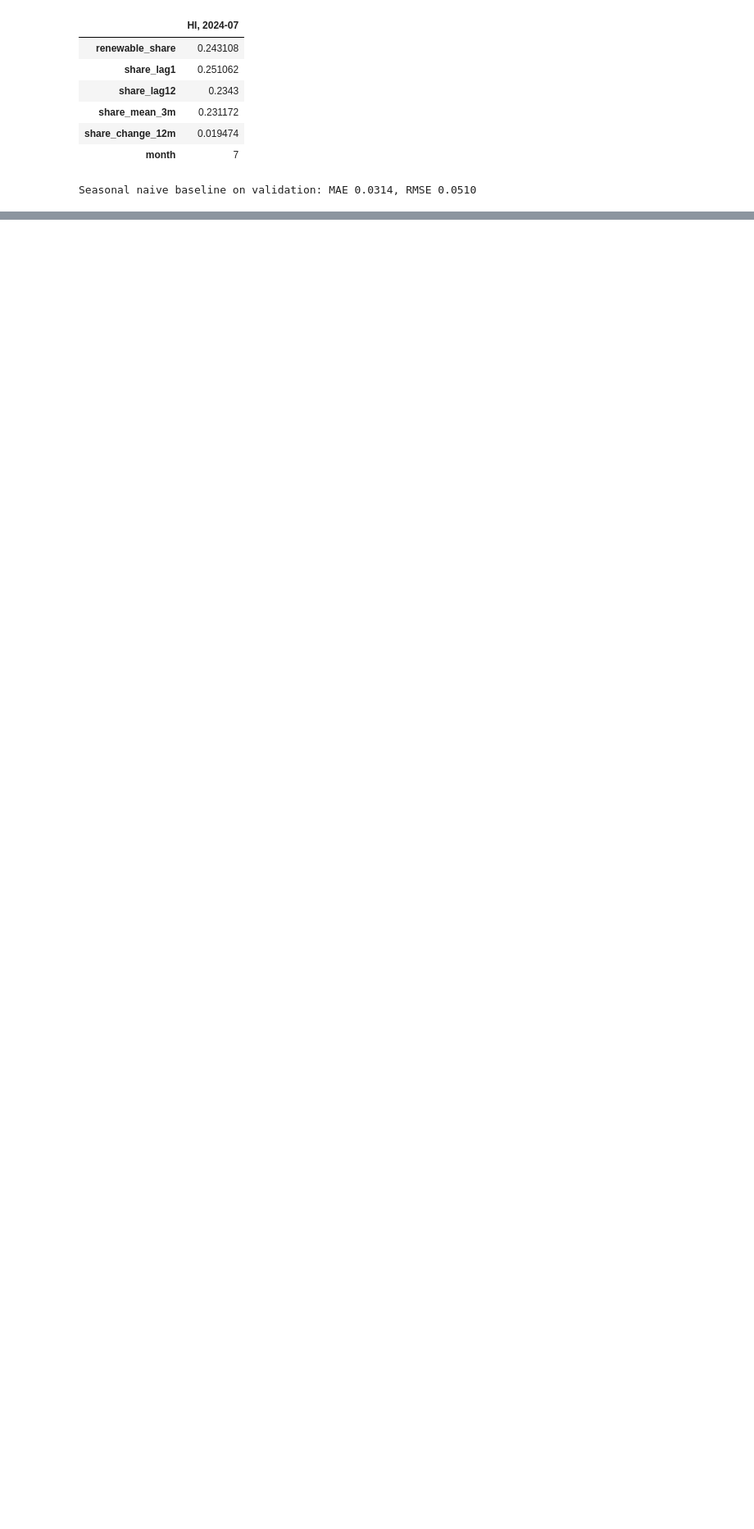
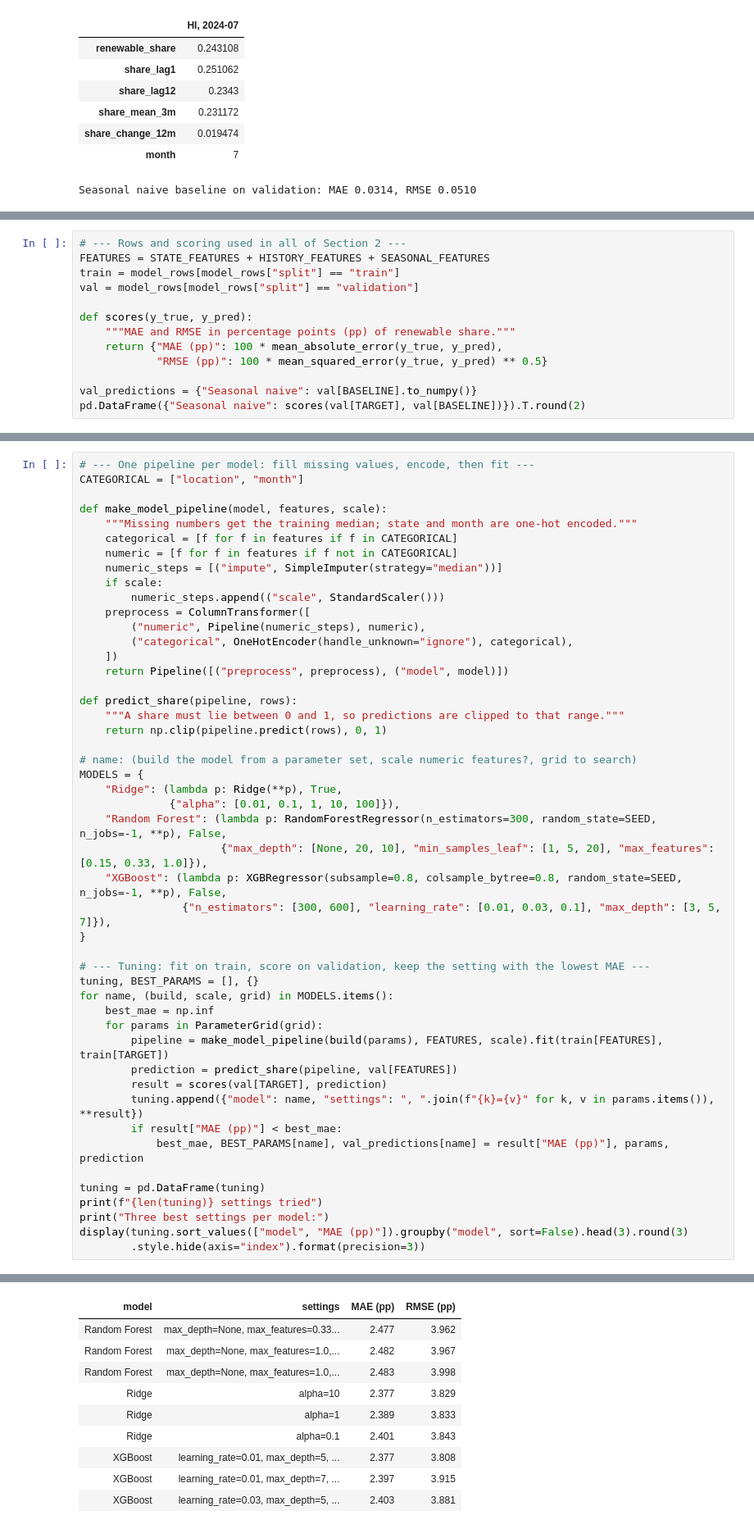
Before and after one commit to legacysti/ics635-final-project, a Jupyter notebook: ICS635_Final_Project.ipynb, the cells around one changed output, grey strips where cells are left out. Shown at 82% size. Saved outputs shown, nothing was run; the diff lists cells and outputs as text; blank space fills up the shorter version.

```diff
--- a/ICS635_Final_Project.ipynb
+++ b/ICS635_Final_Project.ipynb
@@ -576,0 +589,13 @@ final comparison.
+# %%
+# --- Rows and scoring used in all of Section 2 ---
+FEATURES = STATE_FEATURES + HISTORY_FEATURES + SEASONAL_FEATURES
+train = model_rows[model_rows["split"] == "train"]
+val = model_rows[model_rows["split"] == "validation"]
+
+def scores(y_true, y_pred):
+    """MAE and RMSE in percentage points (pp) of renewable share."""
+    return {"MAE (pp)": 100 * mean_absolute_error(y_true, y_pred),
+            "RMSE (pp)": 100 * mean_squared_error(y_true, y_pred) ** 0.5}
+
+val_predictions = {"Seasonal naive": val[BASELINE].to_numpy()}
+pd.DataFrame({"Seasonal naive": scores(val[TARGET], val[BASELINE])}).T.round(2)
@@ -576,0 +623,49 @@ final comparison.
+# %%
+# --- One pipeline per model: fill missing values, encode, then fit ---
+CATEGORICAL = ["location", "month"]
+
+def make_model_pipeline(model, features, scale):
+    """Missing numbers get the training median; state and month are one-hot encoded."""
+    categorical = [f for f in features if f in CATEGORICAL]
+    numeric = [f for f in features if f not in CATEGORICAL]
+    numeric_steps = [("impute", SimpleImputer(strategy="median"))]
+    if scale:
+        numeric_steps.append(("scale", StandardScaler()))
+    preprocess = ColumnTransformer([
+        ("numeric", Pipeline(numeric_steps), numeric),
+        ("categorical", OneHotEncoder(handle_unknown="ignore"), categorical),
+    ])
+    return Pipeline([("preprocess", preprocess), ("model", model)])
+
+def predict_share(pipeline, rows):
+    """A share must lie between 0 and 1, so predictions are clipped to that range."""
+    return np.clip(pipeline.predict(rows), 0, 1)
+
+# name: (build the model from a parameter set, scale numeric features?, grid to search)
+MODELS = {
+    "Ridge": (lambda p: Ridge(**p), True,
+              {"alpha": [0.01, 0.1, 1, 10, 100]}),
+    "Random Forest": (lambda p: RandomForestRegressor(n_estimators=300, random_state=SEED, n_jobs=-1, **p), False,
+                      {"max_depth": [None, 20, 10], "min_samples_leaf": [1, 5, 20], "max_features": [0.15, 0.33, 1.0]}),
+    "XGBoost": (lambda p: XGBRegressor(subsample=0.8, colsample_bytree=0.8, random_state=SEED, n_jobs=-1, **p), False,
+                {"n_estimators": [300, 600], "learning_rate": [0.01, 0.03, 0.1], "max_depth": [3, 5, 7]}),
+}
+
+# --- Tuning: fit on train, score on validation, keep the setting with the lowest MAE ---
+tuning, BEST_PARAMS = [], {}
+for name, (build, scale, grid) in MODELS.items():
+    best_mae = np.inf
+    for params in ParameterGrid(grid):
+        pipeline = make_model_pipeline(build(params), FEATURES, scale).fit(train[FEATURES], train[TARGET])
+        prediction = predict_share(pipeline, val[FEATURES])
+        result = scores(val[TARGET], prediction)
+        tuning.append({"model": name, "settings": ", ".join(f"{k}={v}" for k, v in params.items()), **result})
+        if result["MAE (pp)"] < best_mae:
+            best_mae, BEST_PARAMS[name], val_predictions[name] = result["MAE (pp)"], params, prediction
+
+tuning = pd.DataFrame(tuning)
+print(f"{len(tuning)} settings tried")
+print("Three best settings per model:")
+display(tuning.sort_values(["model", "MAE (pp)"]).groupby("model", sort=False).head(3).round(3)
+        .style.hide(axis="index").format(precision=3))
+# %% [output]
@@ -576,0 +674,10 @@ final comparison.
+| model | settings | MAE (pp) | RMSE (pp) |
+| Random Forest | max_depth=None, max_features=0.33... | 2.477 | 3.962 |
+| Random Forest | max_depth=None, max_features=1.0,... | 2.482 | 3.967 |
+| Random Forest | max_depth=None, max_features=1.0,... | 2.483 | 3.998 |
+| Ridge | alpha=10 | 2.377 | 3.829 |
+| Ridge | alpha=1 | 2.389 | 3.833 |
+| Ridge | alpha=0.1 | 2.401 | 3.843 |
+| XGBoost | learning_rate=0.01, max_depth=5, ... | 2.377 | 3.808 |
+| XGBoost | learning_rate=0.01, max_depth=7, ... | 2.397 | 3.915 |
+| XGBoost | learning_rate=0.03, max_depth=5, ... | 2.403 | 3.881 |
```
Also changed, not shown: parts of 6 cells of this notebook.
